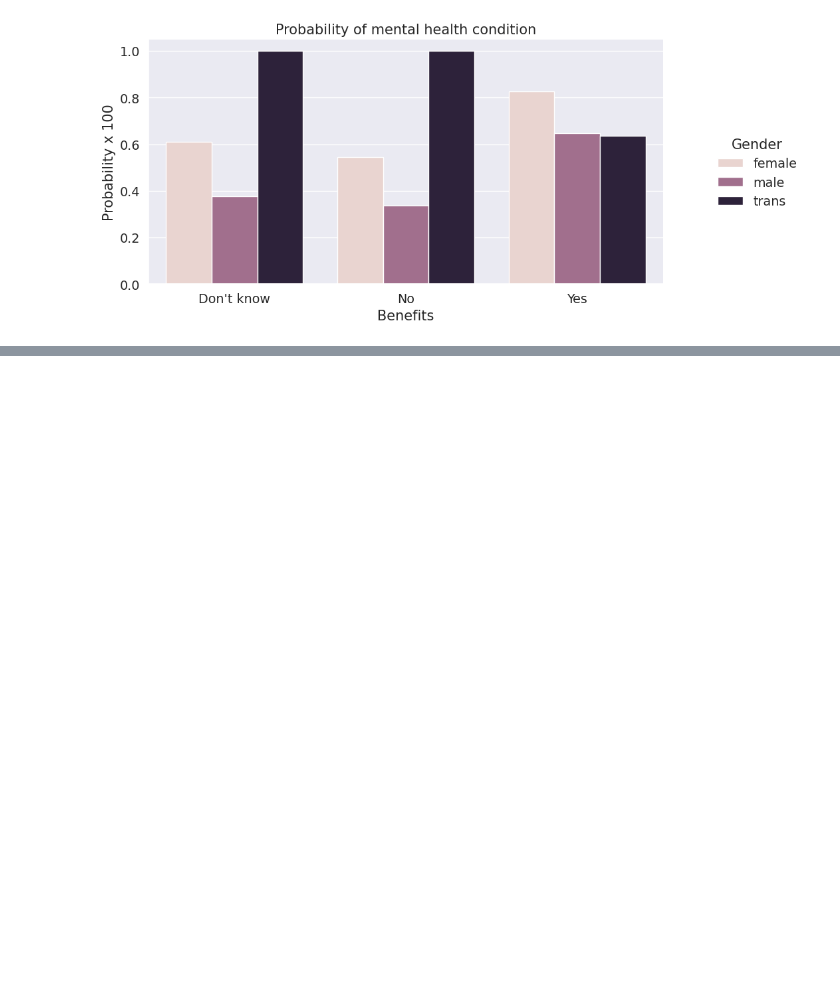
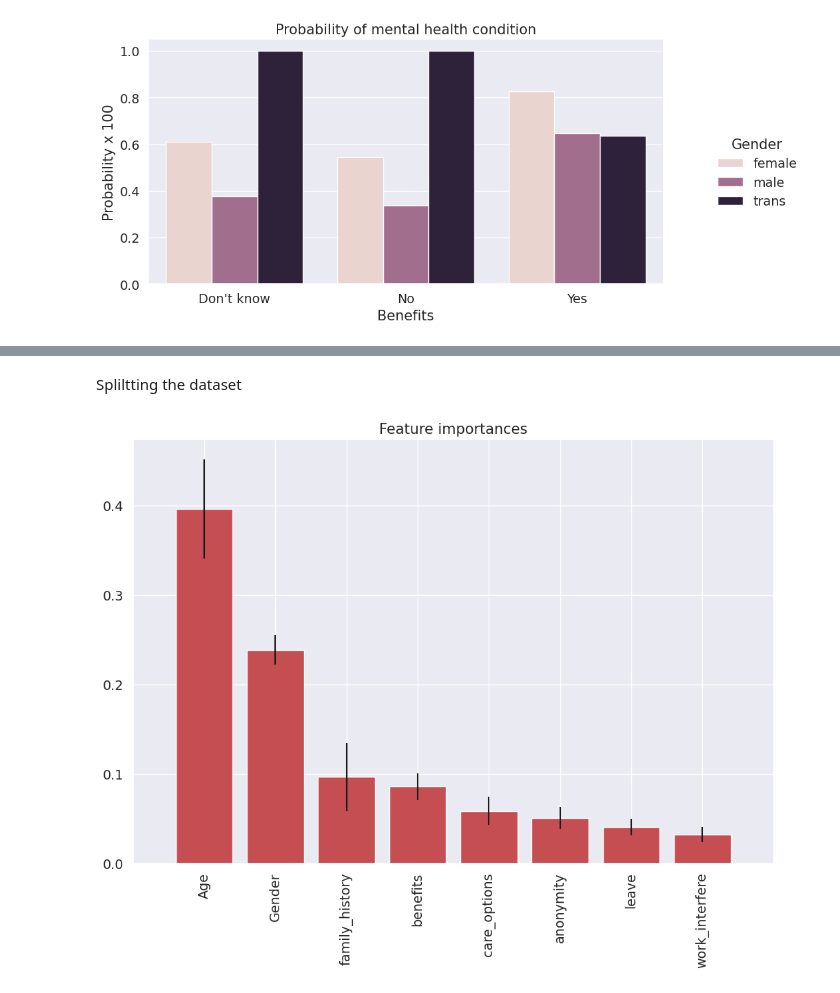
Before and after one commit to Utsavreddy9/Mental_Health_Analyzer, a Jupyter notebook: Mental_Health_Analyzer.ipynb, the cells around one changed output, grey strips where cells are left out. Drawn from its saved outputs; the diff is of its cells as text; code cells hidden in the pictures; blank space fills up the shorter version.

```diff
--- a/Mental_Health_Analyzer.ipynb
+++ b/Mental_Health_Analyzer.ipynb
@@ -478,0 +485,5 @@ The `ci` parameter is deprecated. Use `errorbar=None` for the same effect.
+# %%
+# Scaling Age
+scaler = MinMaxScaler()
+train_df['Age'] = scaler.fit_transform(train_df[['Age']])
+train_df.head()
@@ -478,0 +498,40 @@ The `ci` parameter is deprecated. Use `errorbar=None` for the same effect.
+# %% [markdown]
+Spliltting the dataset
+# %%
+# define X and y
+feature_cols = ['Age', 'Gender', 'family_history', 'benefits', 'care_options', 'anonymity', 'leave', 'work_interfere']
+X = train_df[feature_cols]
+y = train_df.treatment
+
+# split X and y into training and testing sets
+X_train, X_test, y_train, y_test = train_test_split(X, y, test_size=0.30, random_state=0)
+
+# Create dictionaries for final graph
+# Use: methodDict['Stacking'] = accuracy_score
+methodDict = {}
+rmseDict = ()
+# %%
+# Build a forest and compute the feature importances
+forest = ExtraTreesClassifier(n_estimators=250,
+                              random_state=0)
+
+forest.fit(X, y)
+importances = forest.feature_importances_
+std = np.std([tree.feature_importances_ for tree in forest.estimators_],
+             axis=0)
+indices = np.argsort(importances)[::-1]
+
+labels = []
+for f in range(X.shape[1]):
+    labels.append(feature_cols[f])
+
+# Plot the feature importances of the forest
+plt.figure(figsize=(12,8))
+plt.title("Feature importances")
+plt.bar(range(X.shape[1]), importances[indices],
+       color="r", yerr=std[indices], align="center")
+plt.xticks(range(X.shape[1]), labels, rotation='vertical')
+plt.xlim([-1, X.shape[1]])
+plt.show()
+# %% [output]
+[figure, added]
```
Also changed, not shown: parts of 3 cells of this notebook.
